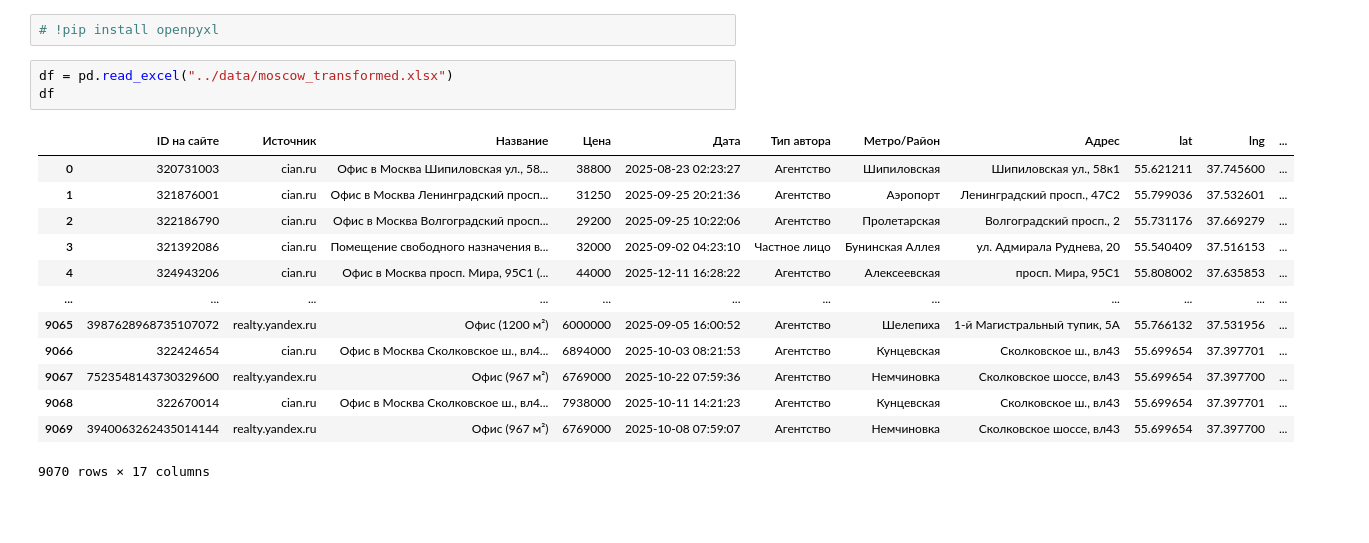
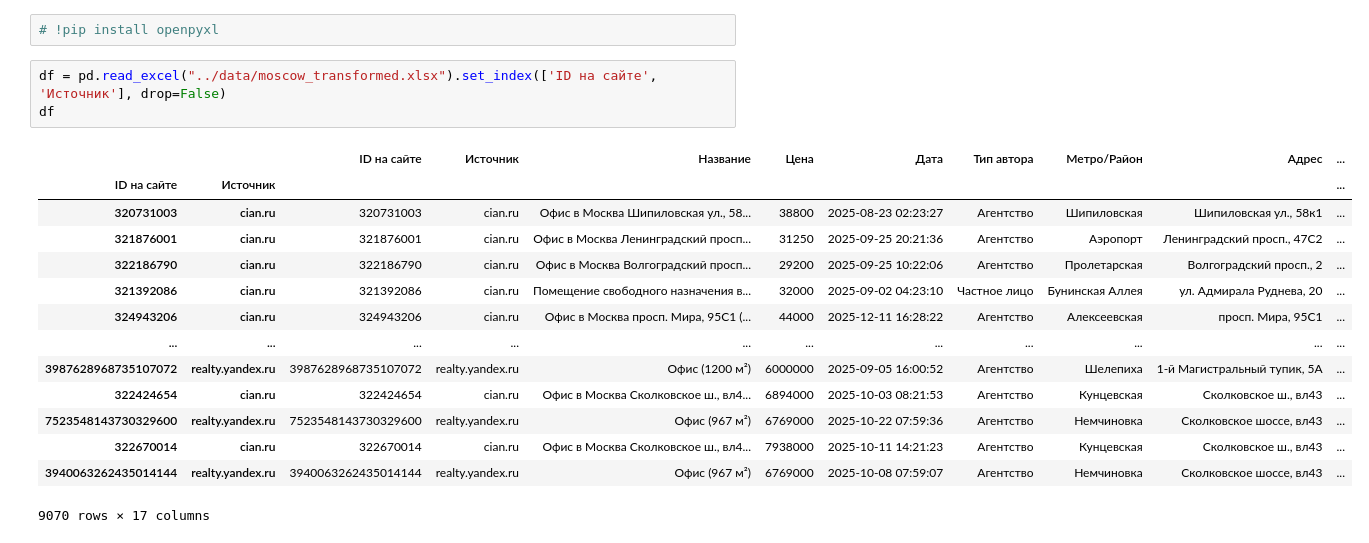
Before and after one commit to mgolovstik/sirius-school-proj, a Jupyter notebook: analytics/Создание супер-датасета.ipynb, the cells around one changed output. Saved outputs shown, nothing was run; the diff lists cells and outputs as text; blank space fills up the shorter version.

```diff
--- a/analytics/Создание супер-датасета.ipynb
+++ b/analytics/Создание супер-датасета.ipynb
@@ -6,21 +6,22 @@ import mosmapapi
 # %%
 # !pip install openpyxl
 # %%
-df = pd.read_excel("../data/moscow_transformed.xlsx")
+df = pd.read_excel("../data/moscow_transformed.xlsx").set_index(['ID на сайте', 'Источник'], drop=False)
 df
 # %% [output]
-|  | ID на сайте | Источник | Название | Цена | Дата | Тип автора | Метро/Район | Адрес | lat | lng | ... |
-| 0 | 320731003 | cian.ru | Офис в Москва Шипиловская ул., 58... | 38800 | 2025-08-23 02:23:27 | Агентство | Шипиловская | Шипиловская ул., 58к1 | 55.621211 | 37.745600 | ... |
-| 1 | 321876001 | cian.ru | Офис в Москва Ленинградский просп... | 31250 | 2025-09-25 20:21:36 | Агентство | Аэропорт | Ленинградский просп., 47С2 | 55.799036 | 37.532601 | ... |
-| 2 | 322186790 | cian.ru | Офис в Москва Волгоградский просп... | 29200 | 2025-09-25 10:22:06 | Агентство | Пролетарская | Волгоградский просп., 2 | 55.731176 | 37.669279 | ... |
-| 3 | 321392086 | cian.ru | Помещение свободного назначения в... | 32000 | 2025-09-02 04:23:10 | Частное лицо | Бунинская Аллея | ул. Адмирала Руднева, 20 | 55.540409 | 37.516153 | ... |
-| 4 | 324943206 | cian.ru | Офис в Москва просп. Мира, 95С1 (... | 44000 | 2025-12-11 16:28:22 | Агентство | Алексеевская | просп. Мира, 95С1 | 55.808002 | 37.635853 | ... |
-| ... | ... | ... | ... | ... | ... | ... | ... | ... | ... | ... | ... |
-| 9065 | 3987628968735107072 | realty.yandex.ru | Офис (1200 м²) | 6000000 | 2025-09-05 16:00:52 | Агентство | Шелепиха | 1-й Магистральный тупик, 5А | 55.766132 | 37.531956 | ... |
-| 9066 | 322424654 | cian.ru | Офис в Москва Сколковское ш., вл4... | 6894000 | 2025-10-03 08:21:53 | Агентство | Кунцевская | Сколковское ш., вл43 | 55.699654 | 37.397701 | ... |
-| 9067 | 7523548143730329600 | realty.yandex.ru | Офис (967 м²) | 6769000 | 2025-10-22 07:59:36 | Агентство | Немчиновка | Сколковское шоссе, вл43 | 55.699654 | 37.397700 | ... |
-| 9068 | 322670014 | cian.ru | Офис в Москва Сколковское ш., вл4... | 7938000 | 2025-10-11 14:21:23 | Агентство | Кунцевская | Сколковское ш., вл43 | 55.699654 | 37.397701 | ... |
-| 9069 | 3940063262435014144 | realty.yandex.ru | Офис (967 м²) | 6769000 | 2025-10-08 07:59:07 | Агентство | Немчиновка | Сколковское шоссе, вл43 | 55.699654 | 37.397700 | ... |
+|  |  | ID на сайте | Источник | Название | Цена | Дата | Тип автора | Метро/Район | Адрес | ... |
+| ID на сайте | Источник |  |  |  |  |  |  |  |  | ... |
+| 320731003 | cian.ru | 320731003 | cian.ru | Офис в Москва Шипиловская ул., 58... | 38800 | 2025-08-23 02:23:27 | Агентство | Шипиловская | Шипиловская ул., 58к1 | ... |
+| 321876001 | cian.ru | 321876001 | cian.ru | Офис в Москва Ленинградский просп... | 31250 | 2025-09-25 20:21:36 | Агентство | Аэропорт | Ленинградский просп., 47С2 | ... |
+| 322186790 | cian.ru | 322186790 | cian.ru | Офис в Москва Волгоградский просп... | 29200 | 2025-09-25 10:22:06 | Агентство | Пролетарская | Волгоградский просп., 2 | ... |
+| 321392086 | cian.ru | 321392086 | cian.ru | Помещение свободного назначения в... | 32000 | 2025-09-02 04:23:10 | Частное лицо | Бунинская Аллея | ул. Адмирала Руднева, 20 | ... |
+| 324943206 | cian.ru | 324943206 | cian.ru | Офис в Москва просп. Мира, 95С1 (... | 44000 | 2025-12-11 16:28:22 | Агентство | Алексеевская | просп. Мира, 95С1 | ... |
+| ... | ... | ... | ... | ... | ... | ... | ... | ... | ... | ... |
+| 3987628968735107072 | realty.yandex.ru | 3987628968735107072 | realty.yandex.ru | Офис (1200 м²) | 6000000 | 2025-09-05 16:00:52 | Агентство | Шелепиха | 1-й Магистральный тупик, 5А | ... |
+| 322424654 | cian.ru | 322424654 | cian.ru | Офис в Москва Сколковское ш., вл4... | 6894000 | 2025-10-03 08:21:53 | Агентство | Кунцевская | Сколковское ш., вл43 | ... |
+| 7523548143730329600 | realty.yandex.ru | 7523548143730329600 | realty.yandex.ru | Офис (967 м²) | 6769000 | 2025-10-22 07:59:36 | Агентство | Немчиновка | Сколковское шоссе, вл43 | ... |
+| 322670014 | cian.ru | 322670014 | cian.ru | Офис в Москва Сколковское ш., вл4... | 7938000 | 2025-10-11 14:21:23 | Агентство | Кунцевская | Сколковское ш., вл43 | ... |
+| 3940063262435014144 | realty.yandex.ru | 3940063262435014144 | realty.yandex.ru | Офис (967 м²) | 6769000 | 2025-10-08 07:59:07 | Агентство | Немчиновка | Сколковское шоссе, вл43 | ... |
 9070 rows × 17 columns
 # %%
 new_df = pd.read_csv("../data/moscow_super_transformed.csv")
```
Also changed, not shown: parts of 7 cells of this notebook, 3 other files.
